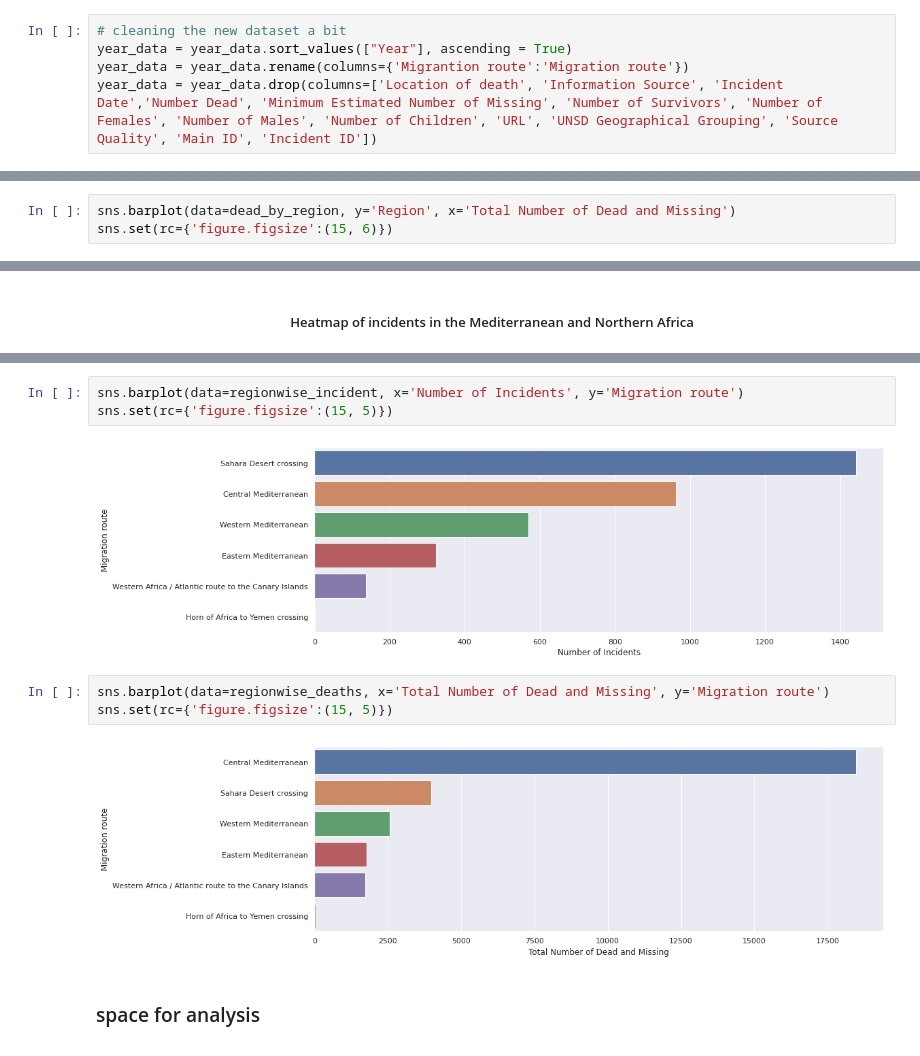
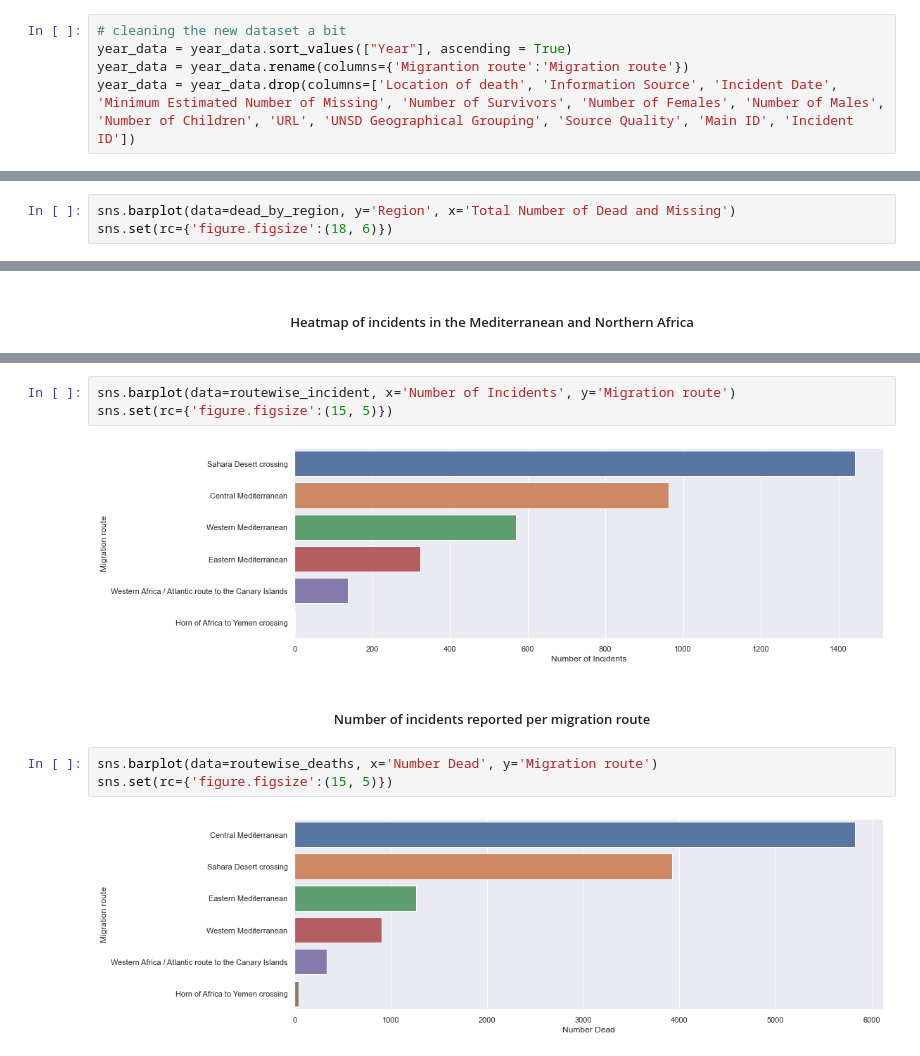
Before and after one commit to Lockne/Migrant, a Jupyter notebook: Migrant Analysis Project.ipynb, the cells around one changed output, grey strips where cells are left out. Cells and saved outputs as stored; diff of their text form.

```diff
--- a/Migrant Analysis Project.ipynb
+++ b/Migrant Analysis Project.ipynb
@@ -73,7 +68,7 @@ for file in files:
 # cleaning the new dataset a bit
 year_data = year_data.sort_values(["Year"], ascending = True)
 year_data = year_data.rename(columns={'Migrantion route':'Migration route'})
-year_data = year_data.drop(columns=['Location of death', 'Information Source', 'Incident Date','Number Dead', 'Minimum Estimated Number of Missing', 'Number of Survivors', 'Number of Females', 'Number of Males', 'Number of Children', 'URL', 'UNSD Geographical Grouping', 'Source Quality', 'Main ID', 'Incident ID'])
+year_data = year_data.drop(columns=['Location of death', 'Information Source', 'Incident Date', 'Minimum Estimated Number of Missing', 'Number of Survivors', 'Number of Females', 'Number of Males', 'Number of Children', 'URL', 'UNSD Geographical Grouping', 'Source Quality', 'Main ID', 'Incident ID'])
 # %%
 # processing the dataset a bit
 data = year_data.copy()
@@ -146,4 +165,4 @@ regionwise_deaths.sort_values(by=['Total Number of Dead and Missing'], inplace=T
 # %%
 sns.barplot(data=dead_by_region, y='Region', x='Total Number of Dead and Missing')
-sns.set(rc={'figure.figsize':(15, 6)})
+sns.set(rc={'figure.figsize':(18, 6)})
 # %% [output]
@@ -194,12 +212,12 @@ sns.lineplot(data=yearwise_incident, x='Year', y='Number of Incidents')
 # %%
-sns.barplot(data=regionwise_incident, x='Number of Incidents', y='Migration route')
+sns.barplot(data=routewise_incident, x='Number of Incidents', y='Migration route')
 sns.set(rc={'figure.figsize':(15, 5)})
 # %% [output]
-[figure, old version]
+[figure, new version]
+# %% [markdown]
+<h5><center>Number of incidents reported per migration route</center></h5>
 # %%
-sns.barplot(data=regionwise_deaths, x='Total Number of Dead and Missing', y='Migration route')
+sns.barplot(data=routewise_deaths, x='Number Dead', y='Migration route')
 sns.set(rc={'figure.figsize':(15, 5)})
 # %% [output]
-[figure, old version]
+[figure, new version]
-# %% [markdown]
-### space for analysis
```
Also changed, not shown: parts of 40 cells of this notebook.
